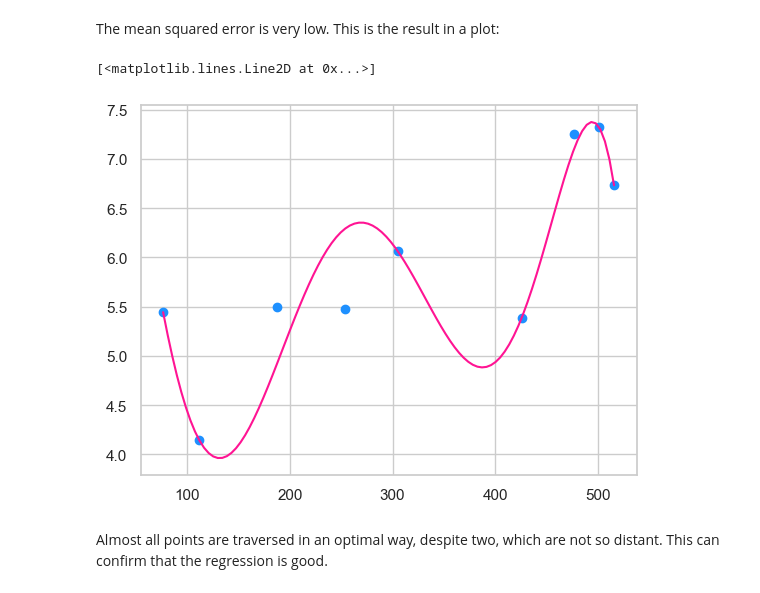
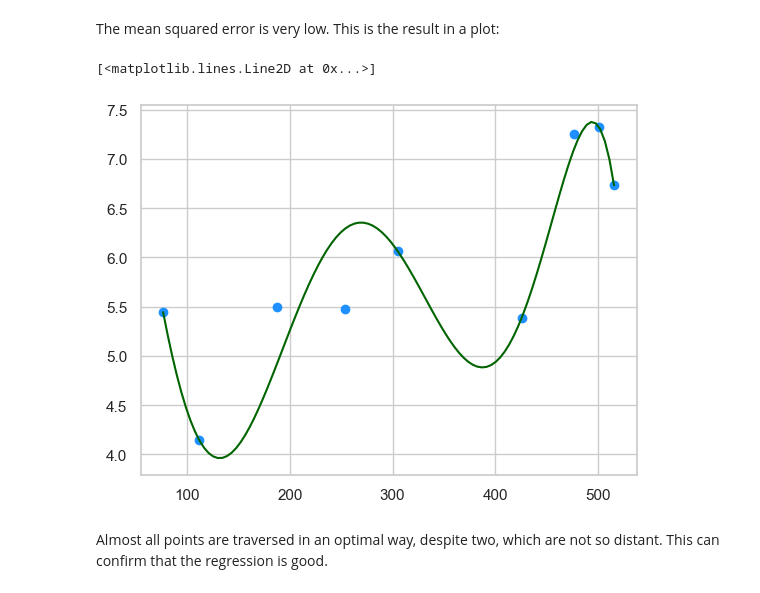
Before and after one commit to alessiasanfelici/Social_Research_Project, a Jupyter notebook: Alchool and Happiness.ipynb, the cells around one changed output. Cells and saved outputs as stored; diff of their text form; code cells hidden in the pictures.

```diff
--- a/Alchool and Happiness.ipynb
+++ b/Alchool and Happiness.ipynb
@@ -366,10 +376,10 @@ y_plot = model.predict(x_plot_poly)
 # %%
 plt.scatter(x, y, label="Actual Data", c = "dodgerblue")
 
-plt.plot(x_plot, y_plot, color = "deeppink", label = "Polynomial Regression")
+plt.plot(x_plot, y_plot, color = "darkgreen", label = "Polynomial Regression")
 # %% [output]
 [<matplotlib.lines.Line2D at 0x...>]
-[figure, old version]
+[figure, new version]
 # %% [markdown]
 Almost all points are traversed in an optimal way, despite two, which are not so distant. This can confirm that the regression is good.
 # %% [markdown]
```
Also changed, not shown: parts of 2 cells of this notebook.
